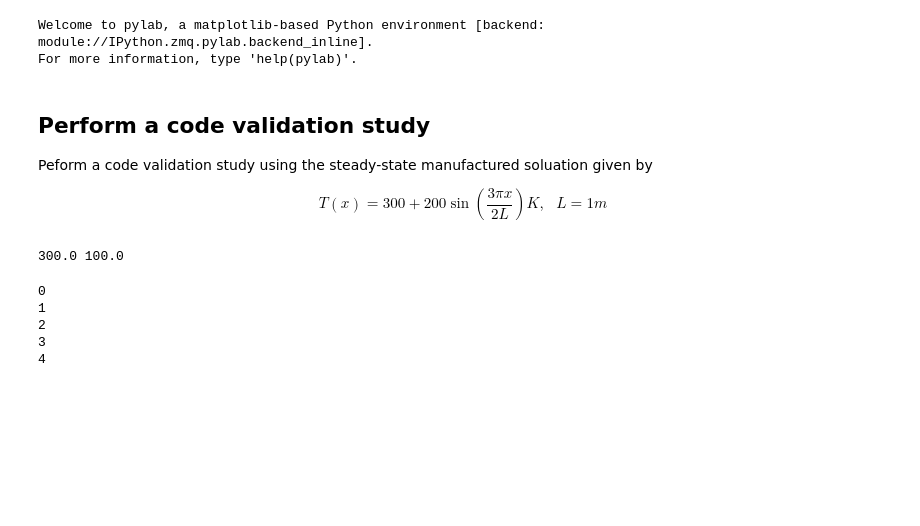
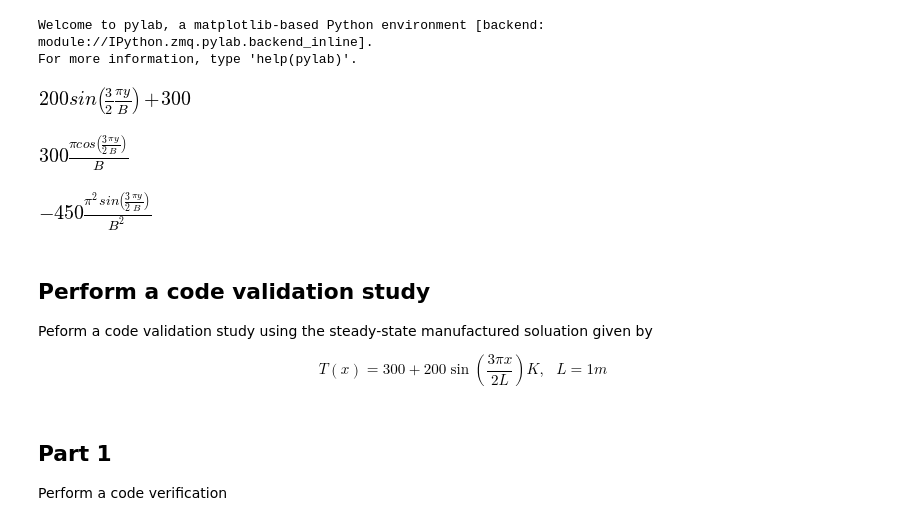
Before and after one commit to isaacyeaton/adv-intro-cfd-2012, a Jupyter notebook: hw5/hw5.ipynb, the cells around one changed output. Cells and saved outputs as stored; diff of their text form; code cells hidden in the pictures; blank space fills up the shorter version.

Commit message:
Have the explicit scheme working for part 1

```diff
--- a/hw5/hw5.ipynb
+++ b/hw5/hw5.ipynb
@@ -15,9 +19,25 @@ a = 9.71e-5  # m^2/s
+# %%
+Ty = sym.Function('Ty')
+Ty = 300 + 200 * sym.sin(3 * pi * y / (2 * B))
+Ty
+# %% [output]
+[figure, added]
+# %%
+dTy = sym.diff(Ty, y, 1)
+dTy
+# %% [output]
+[figure, added]
+# %%
+ddTy = sym.diff(Ty, y, 2)
+ddTy
+# %% [output]
+[figure, added]
 # %% [markdown]
 ## Perform a code validation study
 
 Peform a code validation study using the steady-state manufactured soluation given by
 
-$$ T(x) = 300 + 200 \sin(\frac{3 \pi x}{2 L}) K, \mbox{  } L = 1m $$
+$$ T(x) = 300 + 200 \sin \left(\frac{3 \pi x}{2 L} \right) K, \mbox{  } L = 1m $$
 # %%
 def grid_pts(ngrid, x0=0, x1=1):
     """Return evenly spaced grid points over the given interval.
@@ -35,27 +61,10 @@ def grid_pts(ngrid, x0=0, x1=1):
+# %% [markdown]
+Part 1
+------
+
+Perform a code verification
 # %%
-def T(x, L=1):
-    """SS solution of T(x).
-    """
+def exact(x, L=1):
+    """Exact solution for verification."""
 
-    return 300 + 200 * sin((3 * np.pi * x) / (2 * L))
-
-
-x0, x1 = 0, 1
-T0, T1 = T(x0), T(x1)
-
-print T0, T1
+    return 300. + 200. * np.sin(3 * np.pi * x / (2 * L))
-# %% [output]
-300.0 100.0
-# %%
-ngrid = 5
-x = grid_pts(ngrid)
-T = np.ones(ngrid)
-
-for i in range(ngrid):
-    print i
-# %% [output]
-0
-1
-2
-3
-4
```
Also changed, not shown: parts of 9 cells of this notebook, 8 other files.
